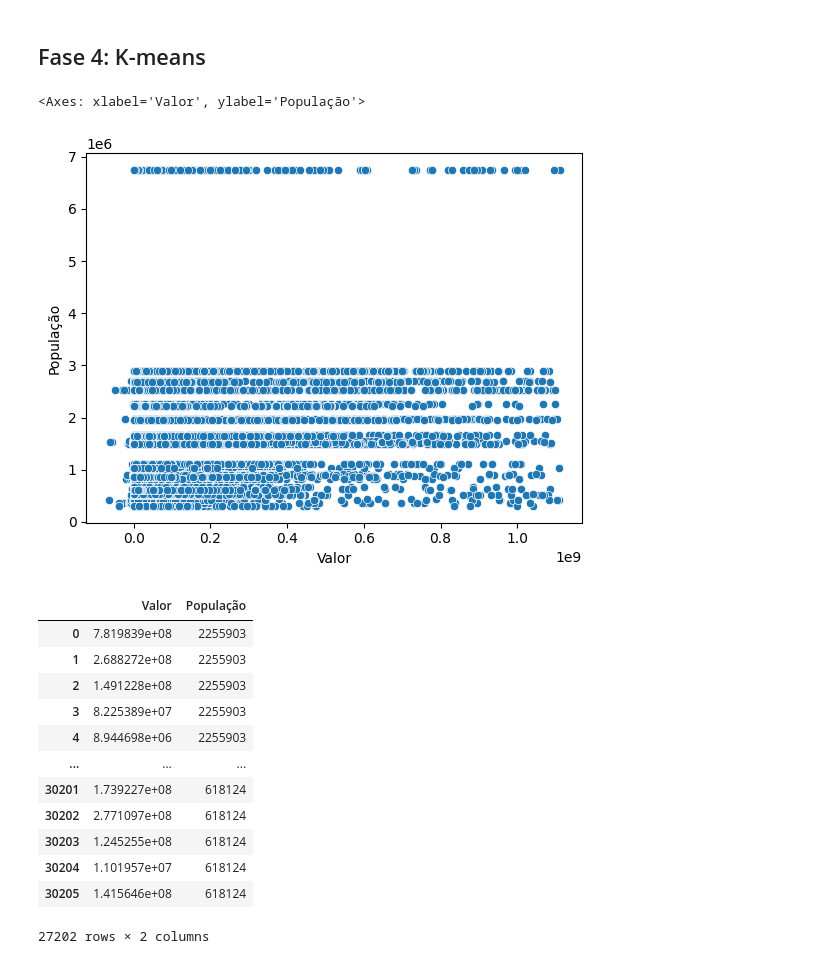
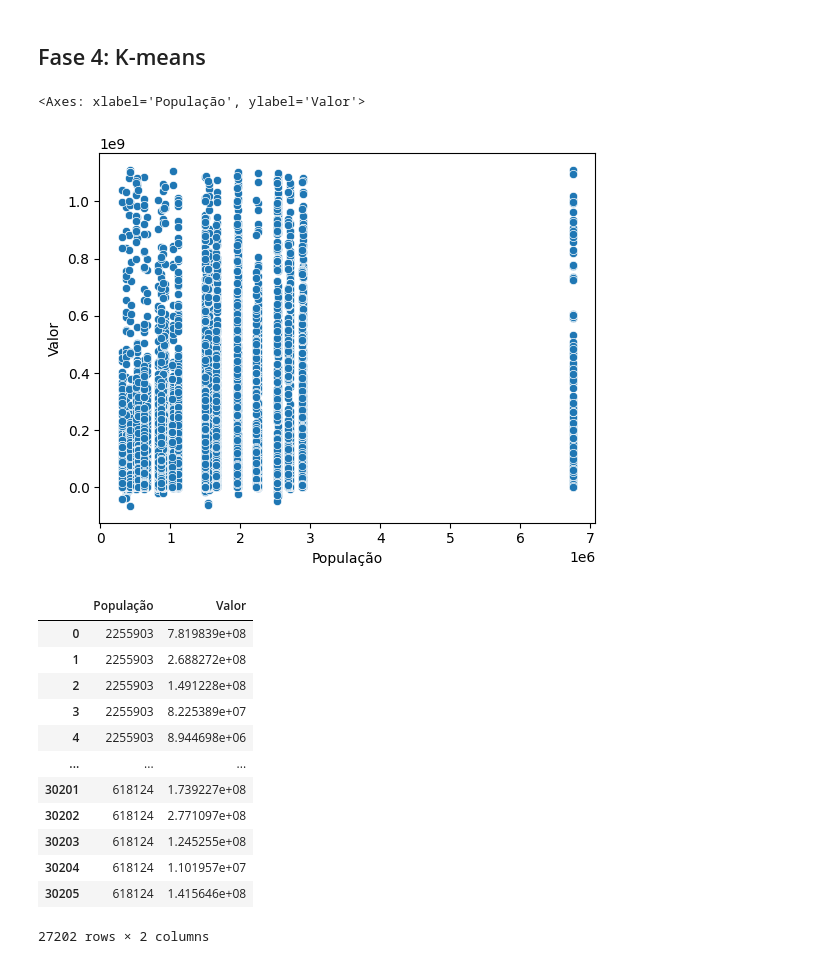
Before and after one commit to juliajgmb/projeto_icd, a Jupyter notebook: analise_inicial.ipynb, the cells around one changed output. Cells and saved outputs as stored; diff of their text form; code cells hidden in the pictures.

```diff
--- a/analise_inicial.ipynb
+++ b/analise_inicial.ipynb
@@ -282,26 +282,26 @@ plt.show()
 # %% [markdown]
 ## Fase 4: K-means
 # %%
-sns.scatterplot(data=dataset_copia, x='Valor', y='População')
+sns.scatterplot(data=dataset_copia, x='População', y='Valor')
 # %% [output]
-<Axes: xlabel='Valor', ylabel='População'>
+<Axes: xlabel='População', ylabel='Valor'>
-[figure, old version]
+[figure, new version]
 # %%
-df_group = dataset_copia[['Valor', 'População']]
+df_group = dataset_copia[['População', 'Valor']]
 df_group
 # %% [output]
-|  | Valor | População |
-| 0 | 7.819839e+08 | 2255903 |
-| 1 | 2.688272e+08 | 2255903 |
-| 2 | 1.491228e+08 | 2255903 |
-| 3 | 8.225389e+07 | 2255903 |
-| 4 | 8.944698e+06 | 2255903 |
+|  | População | Valor |
+| 0 | 2255903 | 7.819839e+08 |
+| 1 | 2255903 | 2.688272e+08 |
+| 2 | 2255903 | 1.491228e+08 |
+| 3 | 2255903 | 8.225389e+07 |
+| 4 | 2255903 | 8.944698e+06 |
 | ... | ... | ... |
-| 30201 | 1.739227e+08 | 618124 |
-| 30202 | 2.771097e+08 | 618124 |
-| 30203 | 1.245255e+08 | 618124 |
-| 30204 | 1.101957e+07 | 618124 |
-| 30205 | 1.415646e+08 | 618124 |
+| 30201 | 618124 | 1.739227e+08 |
+| 30202 | 618124 | 2.771097e+08 |
+| 30203 | 618124 | 1.245255e+08 |
+| 30204 | 618124 | 1.101957e+07 |
+| 30205 | 618124 | 1.415646e+08 |
 27202 rows × 2 columns
 # %%
 from sklearn.cluster import KMeans
```
Also changed, not shown: parts of 7 cells of this notebook.
